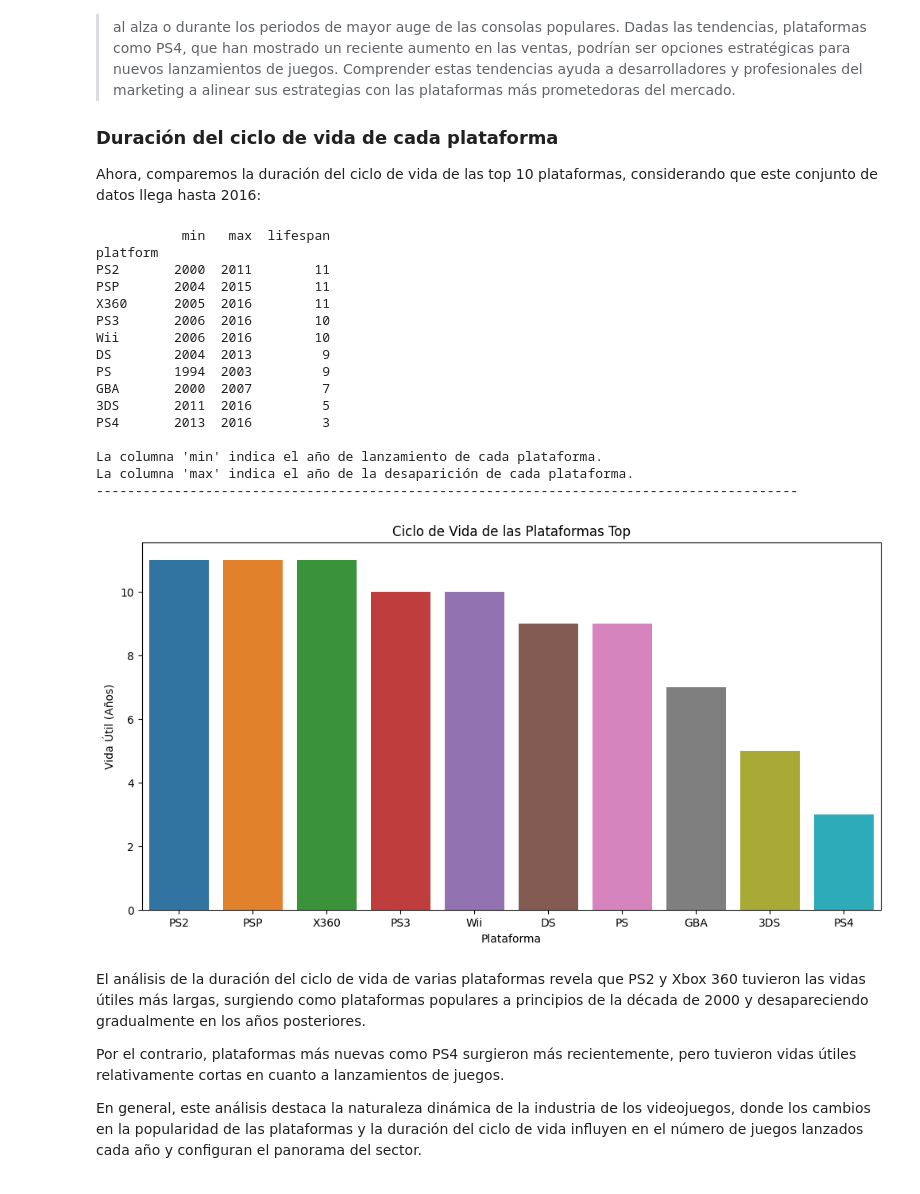
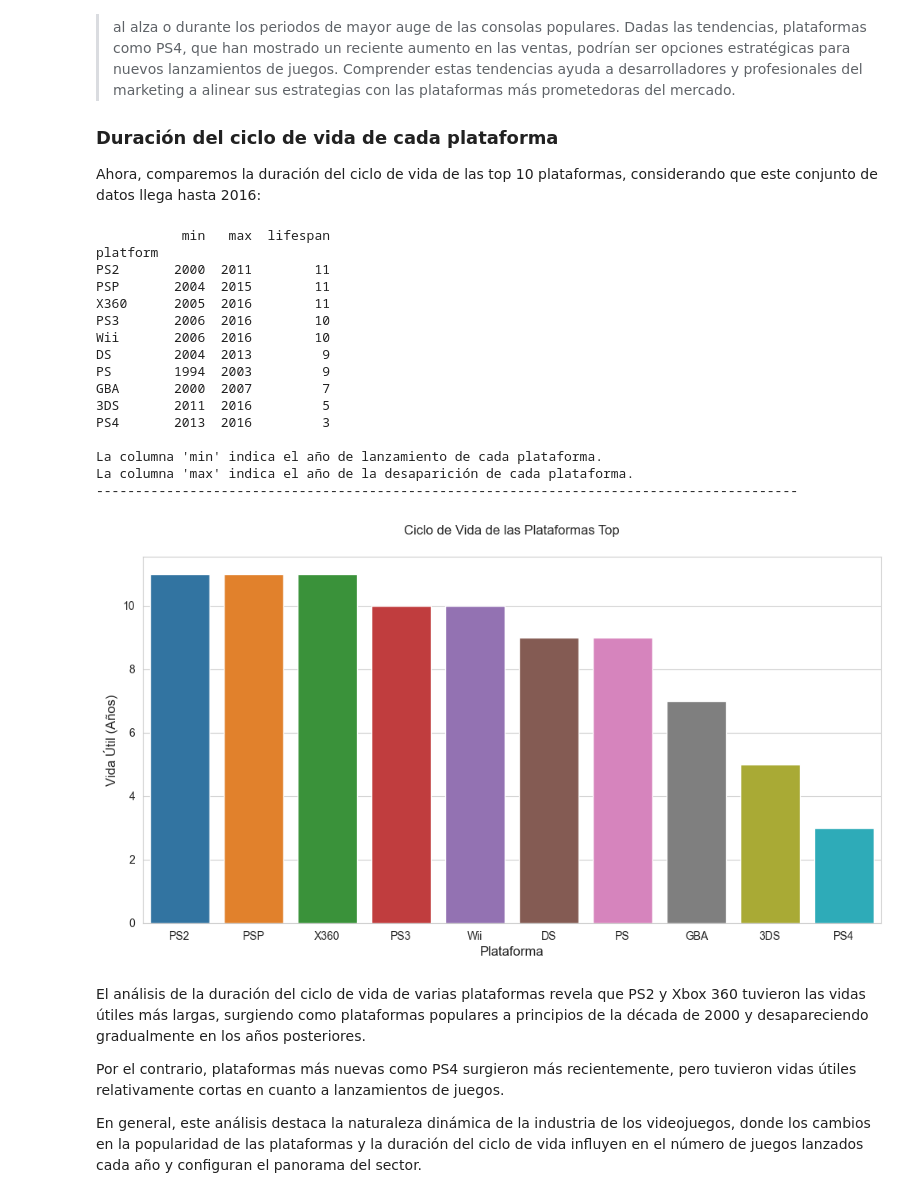
Before and after one commit to cruzdoscar/ice_store, a Jupyter notebook: EDA_videojuegos.ipynb, the cells around one changed output. Saved outputs shown, nothing was run; the diff lists cells and outputs as text; code cells hidden in the pictures.

```diff
--- a/EDA_videojuegos.ipynb
+++ b/EDA_videojuegos.ipynb
@@ -623,36 +623,37 @@ Ahora, comparemos la duración del ciclo de vida de las top 10 plataformas, cons
 # %%
 # Filtramos el DataFrame de vida útil (que previamente obtuvimos) para incluir solo las plataformas del top 10 y ordenamos por vida útil descendente
 lifecycle_df = platform_lifespan[platform_lifespan.index.isin(top_10_platforms)].sort_values(by='lifespan', ascending=False)
 print(lifecycle_df)
 print("\nLa columna 'min' indica el año de lanzamiento de cada plataforma.")
 print("La columna 'max' indica el año de la desaparición de cada plataforma.")
 print("-"*90)
 
 # Creamos el gráfico
 plt.figure(figsize=(12, 6))
+sns.set_style("whitegrid")
 sns.barplot(x=lifecycle_df.index, y=lifecycle_df['lifespan'], hue=lifecycle_df.index, legend=False)
-plt.title('Ciclo de Vida de las Plataformas Top')
-plt.xlabel('Plataforma')
-plt.ylabel('Vida Útil (Años)')
+plt.title('Ciclo de Vida de las Plataformas Top', fontsize=12, pad=20)
+plt.xlabel('Plataforma', fontsize=12)
+plt.ylabel('Vida Útil (Años)', fontsize=12)
 plt.show()
 # %% [output]
            min   max  lifespan
 platform
 PS2       2000  2011        11
 PSP       2004  2015        11
 X360      2005  2016        11
 PS3       2006  2016        10
 Wii       2006  2016        10
 DS        2004  2013         9
 PS        1994  2003         9
 GBA       2000  2007         7
 3DS       2011  2016         5
 PS4       2013  2016         3
 
 La columna 'min' indica el año de lanzamiento de cada plataforma.
 La columna 'max' indica el año de la desaparición de cada plataforma.
 ------------------------------------------------------------------------------------------
-[figure, old version]
+[figure, new version]
 # %% [markdown]
 El análisis de la duración del ciclo de vida de varias plataformas revela que PS2 y Xbox 360 tuvieron las vidas útiles más largas, surgiendo como plataformas populares a principios de la década de 2000 y desapareciendo gradualmente en los años posteriores.
 
```
Also changed, not shown: parts of 21 cells of this notebook.
